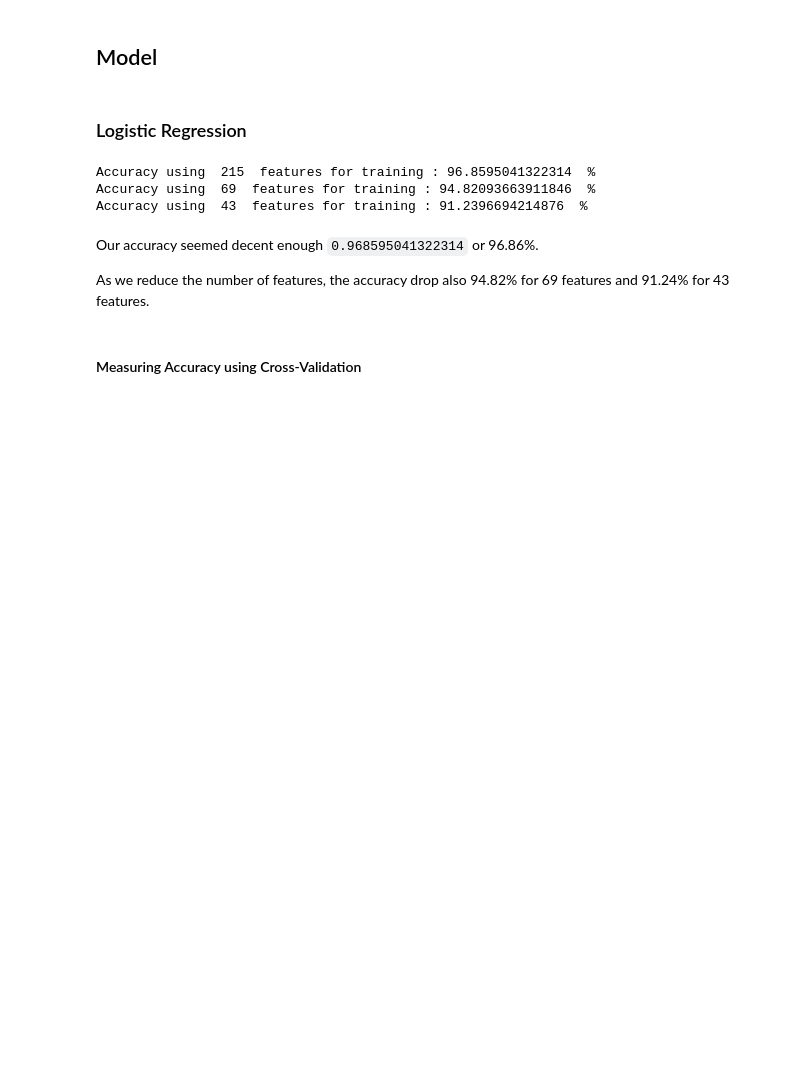
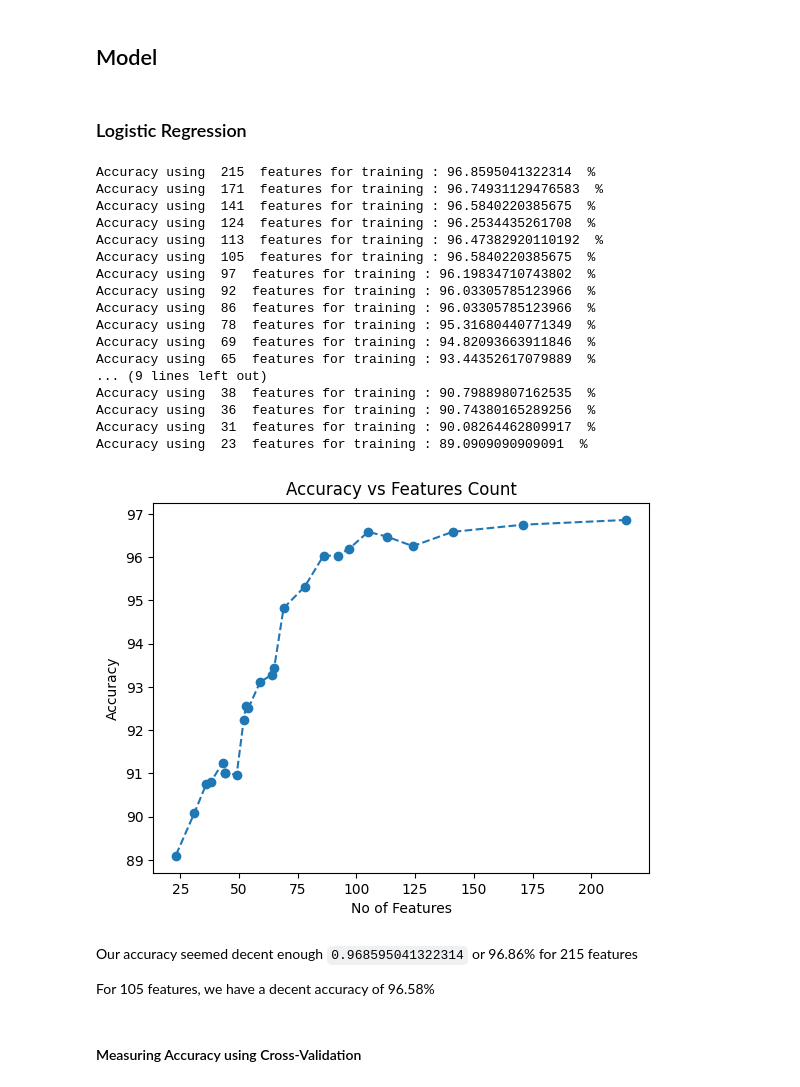
Before and after one commit to raymondsamalo/25S1-C-NYP-ITI111-Applied-Machine-Learning, a Jupyter notebook: AndroidMalwareRaymondSamalo.ipynb, the cells around one changed output. Cells and saved outputs as stored; diff of their text form; code cells hidden in the pictures; blank space fills up the shorter version.

```diff
--- a/AndroidMalwareRaymondSamalo.ipynb
+++ b/AndroidMalwareRaymondSamalo.ipynb
@@ -345,8 +349,8 @@ def selectFeaturesUsingVarianceThreshold(threshold):
         print(e)
         return None
 X_train_array =[]
-for i in range(0,10):
-    variance_threshold = i/10.0
+for i in range(0,100):
+    variance_threshold = i/100.0
     selected_df = selectFeaturesUsingVarianceThreshold(threshold=variance_threshold)
     if selected_df is None:
         print("stop finding features")
@@ -369,22 +385,48 @@ Our X_train_selected array also contains the original X_train data as no feature
 # %%
 from sklearn.linear_model import LogisticRegression
 from sklearn.metrics import accuracy_score
 lr_clf_map = {}
+plt_y =[]
+plt_x =[]
 for X_train_sel in X_train_array:
     lr_clf = LogisticRegression(solver='liblinear', random_state=42)
     lr_clf.fit(X_train_sel, y_train)
     y_pred = lr_clf.predict(pd.DataFrame(X_test, columns=X_train_sel.columns))
-    lr_clf_map[X_train_sel.shape[1]]=(lr_clf, X_train_sel)
-    print("Accuracy using ",X_train_sel.shape[1]," features for training :",accuracy_score(y_test, y_pred)*100, " %")
+    accuracy = accuracy_score(y_test, y_pred)*100
+    feature_count = X_train_sel.shape[1]
+    plt_x.append(feature_count)
+    plt_y.append(accuracy)
+    lr_clf_map[feature_count]=(lr_clf, X_train_sel)
+    print("Accuracy using ",feature_count," features for training :",accuracy, " %")
+
+plt.xlabel("No of Features")
+plt.ylabel("Accuracy")
+plt.title("Accuracy vs Features Count")
+plt.plot(plt_x, plt_y, linestyle='--', marker='o') # Example customization
+plt.show()
 # %% [output]
 Accuracy using  215  features for training : 96.8595041322314  %
+Accuracy using  171  features for training : 96.74931129476583  %
+Accuracy using  141  features for training : 96.5840220385675  %
+Accuracy using  124  features for training : 96.2534435261708  %
+Accuracy using  113  features for training : 96.47382920110192  %
+Accuracy using  105  features for training : 96.5840220385675  %
+Accuracy using  97  features for training : 96.19834710743802  %
+Accuracy using  92  features for training : 96.03305785123966  %
+Accuracy using  86  features for training : 96.03305785123966  %
+Accuracy using  78  features for training : 95.31680440771349  %
 Accuracy using  69  features for training : 94.82093663911846  %
-Accuracy using  43  features for training : 91.2396694214876  %
+Accuracy using  65  features for training : 93.44352617079889  %
+... (9 lines left out)
+Accuracy using  38  features for training : 90.79889807162535  %
+Accuracy using  36  features for training : 90.74380165289256  %
+Accuracy using  31  features for training : 90.08264462809917  %
+Accuracy using  23  features for training : 89.0909090909091  %
+[figure, added]
 # %% [markdown]
-Our accuracy seemed decent enough `0.968595041322314` or 96.86%.
+Our accuracy seemed decent enough `0.968595041322314` or 96.86% for 215 features
 
-As we reduce the number of features, the accuracy drop also 94.82% for 69 features
-and 91.24% for 43 features.
+For 105 features, we have a decent accuracy of 96.58%
 # %% [markdown]
 #### Measuring Accuracy using Cross-Validation
 # %%
```
Also changed, not shown: parts of 11 cells of this notebook.
